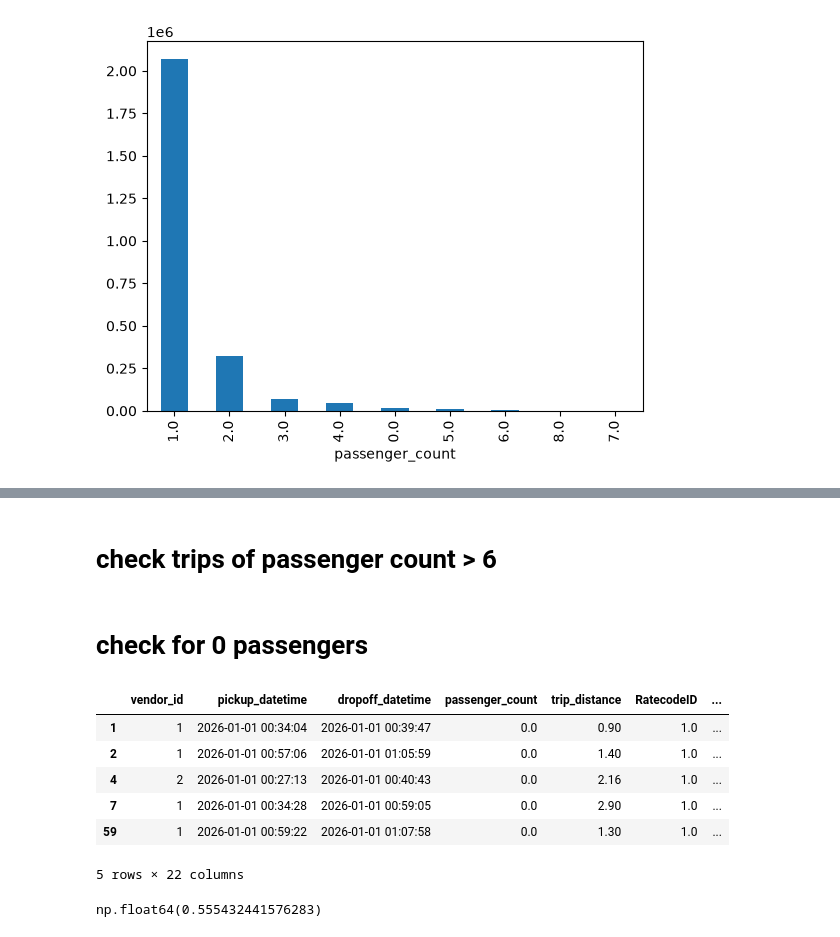
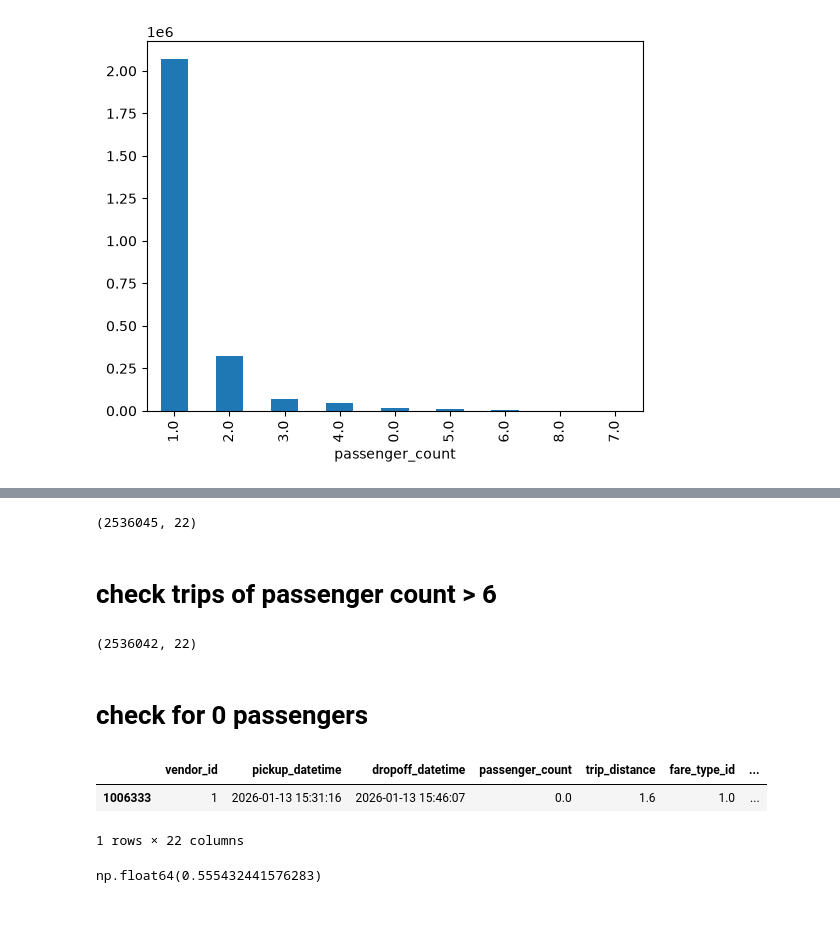
Before and after one commit to anirban2005143a/NYC-TLC-Analysis, a Jupyter notebook: data/data_processing/clean_passenger_count.ipynb, the cells around one changed output, grey strips where cells are left out. Saved outputs shown, nothing was run; the diff lists cells and outputs as text; code cells hidden in the pictures.

```diff
--- a/data/data_processing/clean_passenger_count.ipynb
+++ b/data/data_processing/clean_passenger_count.ipynb
@@ -69,19 +90,25 @@ df['passenger_count'].value_counts().plot(kind='bar')
+# %%
+df.dropna(subset=['passenger_count'], inplace=True)
+# %%
+df.shape
+# %% [output]
+(2536045, 22)
 # %% [markdown]
 # check trips of passenger count > 6
 # %%
 df = df[df['passenger_count'] <= 6]
+# %%
+df.shape
+# %% [output]
+(2536042, 22)
 # %% [markdown]
 # check for 0 passengers
 # %%
-df[df['passenger_count'] == 0].head()
+df[df['passenger_count'] == 0].sample()
 # %% [output]
-|  | vendor_id | pickup_datetime | dropoff_datetime | passenger_count | trip_distance | RatecodeID | ... |
-| 1 | 1 | 2026-01-01 00:34:04 | 2026-01-01 00:39:47 | 0.0 | 0.90 | 1.0 | ... |
-| 2 | 1 | 2026-01-01 00:57:06 | 2026-01-01 01:05:59 | 0.0 | 1.40 | 1.0 | ... |
-| 4 | 2 | 2026-01-01 00:27:13 | 2026-01-01 00:40:43 | 0.0 | 2.16 | 1.0 | ... |
-| 7 | 1 | 2026-01-01 00:34:28 | 2026-01-01 00:59:05 | 0.0 | 2.90 | 1.0 | ... |
-| 59 | 1 | 2026-01-01 00:59:22 | 2026-01-01 01:07:58 | 0.0 | 1.30 | 1.0 | ... |
+|  | vendor_id | pickup_datetime | dropoff_datetime | passenger_count | trip_distance | fare_type_id | ... |
+| 1006333 | 1 | 2026-01-13 15:31:16 | 2026-01-13 15:46:07 | 0.0 | 1.6 | 1.0 | ... |
-5 rows × 22 columns
+1 rows × 22 columns
 # %%
 (df['passenger_count'].value_counts()[0] / df.shape[0]) * 100
 # %% [output]
```
Also changed, not shown: parts of 7 cells of this notebook, 7 other files.
